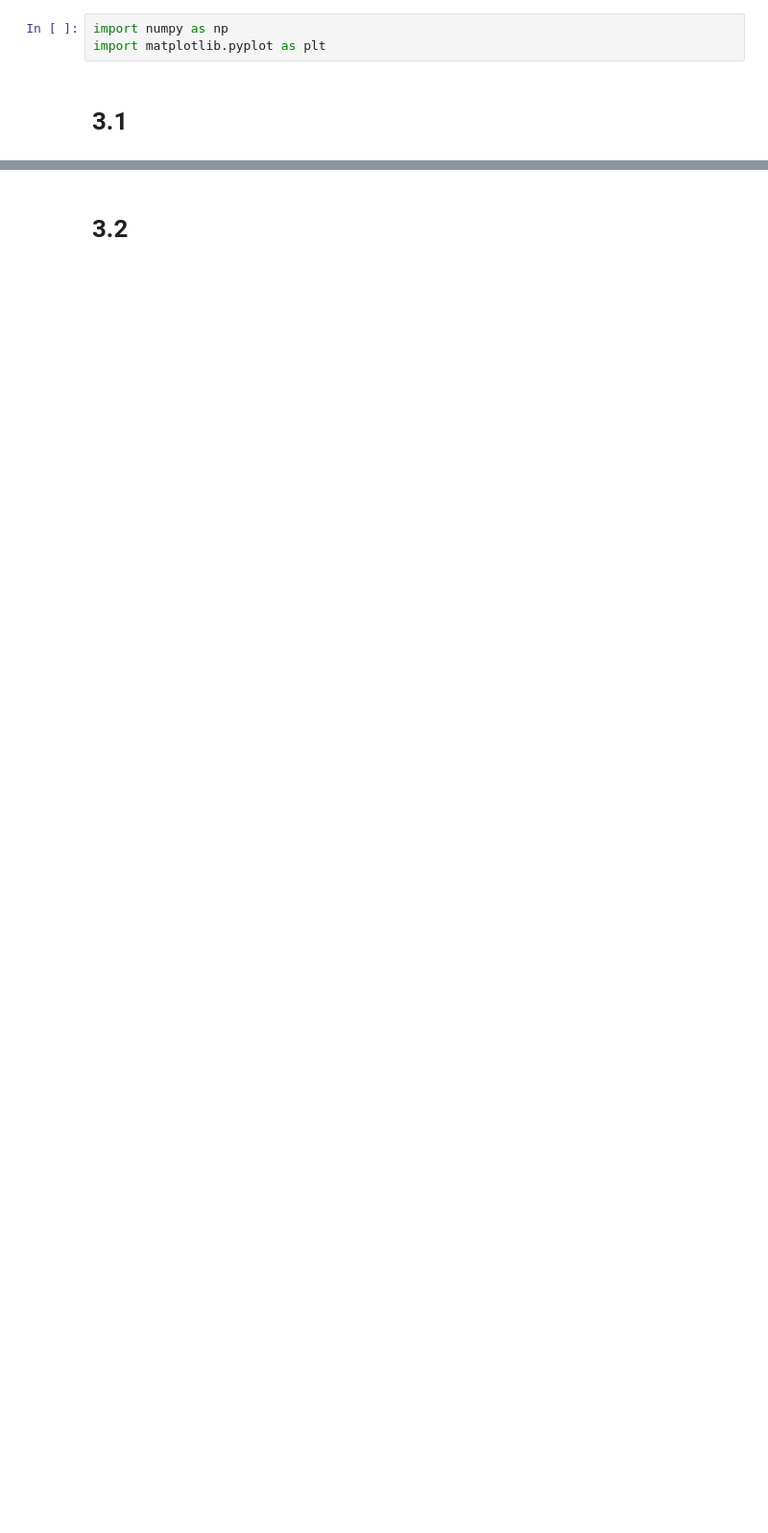
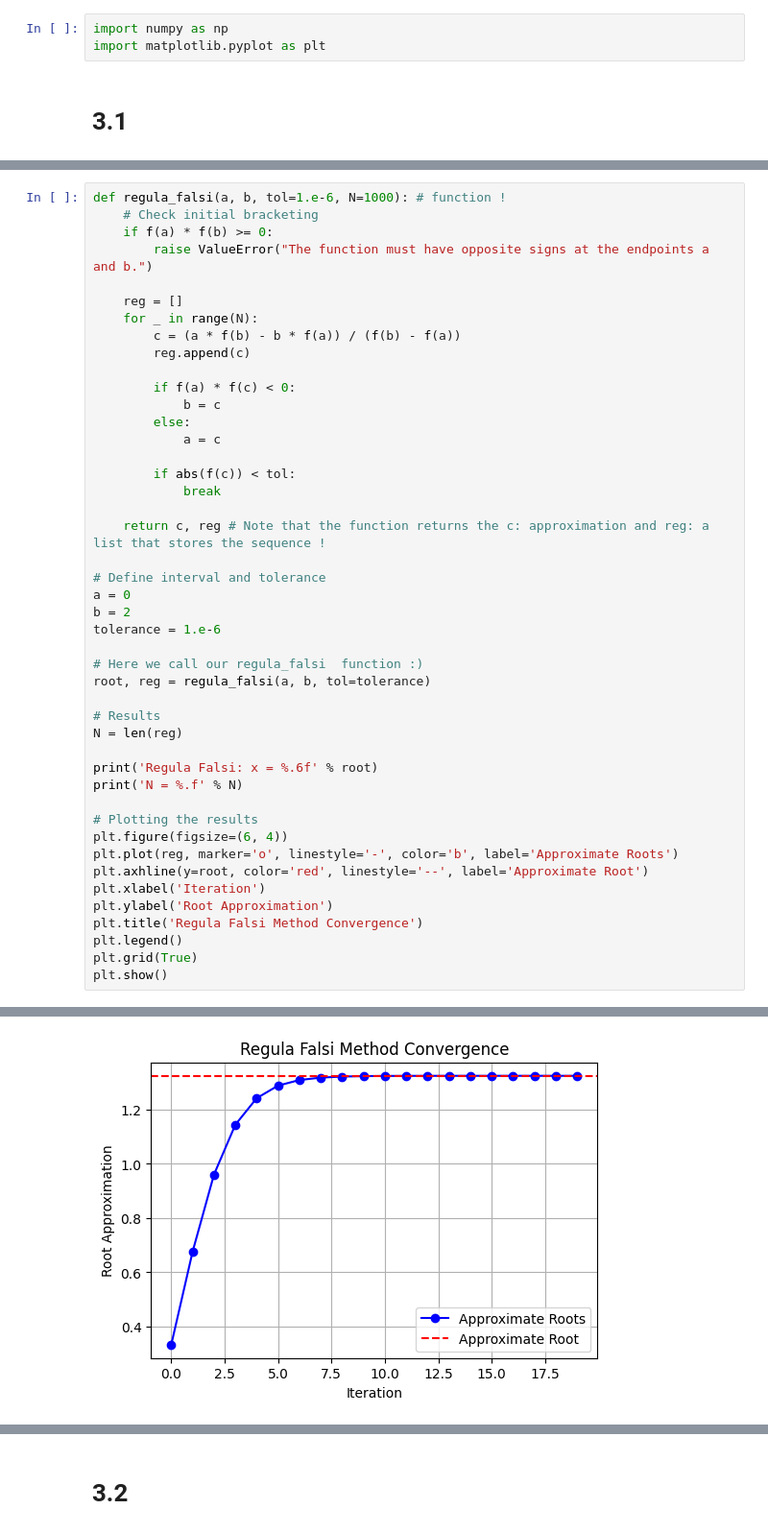
Before and after one commit to costpetrides/Computational-Physics, a Jupyter notebook: Roots Finding/Solutions.ipynb, the cells around one changed output, grey strips where cells are left out. Shown at 96% size. Saved outputs shown, nothing was run; the diff lists cells and outputs as text; blank space fills up the shorter version.

```diff
--- a/Roots Finding/Solutions.ipynb
+++ b/Roots Finding/Solutions.ipynb
@@ -74,0 +85,46 @@ N= 20
+# %%
+def regula_falsi(a, b, tol=1.e-6, N=1000): # function !
+    # Check initial bracketing
+    if f(a) * f(b) >= 0:
+        raise ValueError("The function must have opposite signs at the endpoints a and b.")
+
+    reg = []
+    for _ in range(N):
+        c = (a * f(b) - b * f(a)) / (f(b) - f(a))
+        reg.append(c)
+
+        if f(a) * f(c) < 0:
+            b = c
+        else:
+            a = c
+
+        if abs(f(c)) < tol:
+            break
+
+    return c, reg # Note that the function returns the c: approximation and reg: a list that stores the sequence !
+
+# Define interval and tolerance
+a = 0
+b = 2
+tolerance = 1.e-6
+
+# Here we call our regula_falsi  function :)
+root, reg = regula_falsi(a, b, tol=tolerance)
+
+# Results
+N = len(reg)
+
+print('Regula Falsi: x = %.6f' % root)
+print('N = %.f' % N)
+
+# Plotting the results
+plt.figure(figsize=(6, 4))
+plt.plot(reg, marker='o', linestyle='-', color='b', label='Approximate Roots')
+plt.axhline(y=root, color='red', linestyle='--', label='Approximate Root')
+plt.xlabel('Iteration')
+plt.ylabel('Root Approximation')
+plt.title('Regula Falsi Method Convergence')
+plt.legend()
+plt.grid(True)
+plt.show()
+# %% [output]
@@ -75 +133,2 @@ N= 20
+[figure, added]
 # %% [markdown]
```
Also changed, not shown: parts of 21 cells of this notebook.
